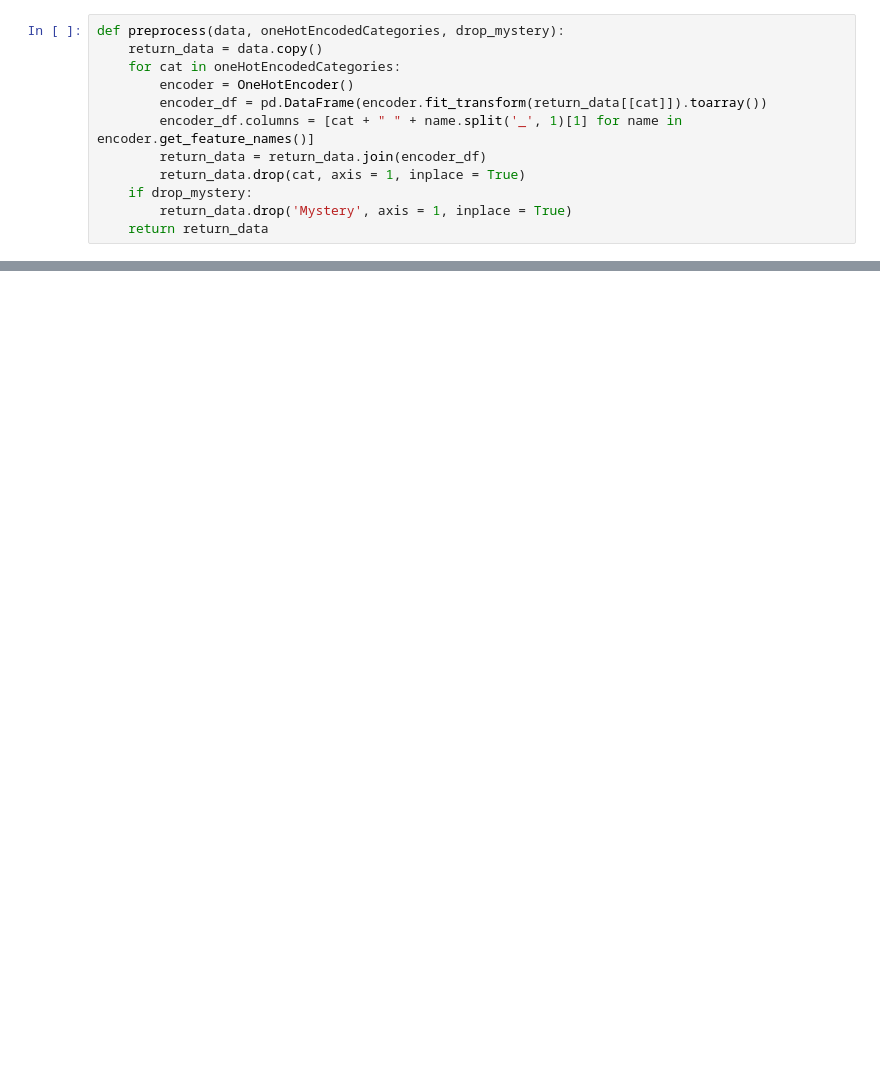
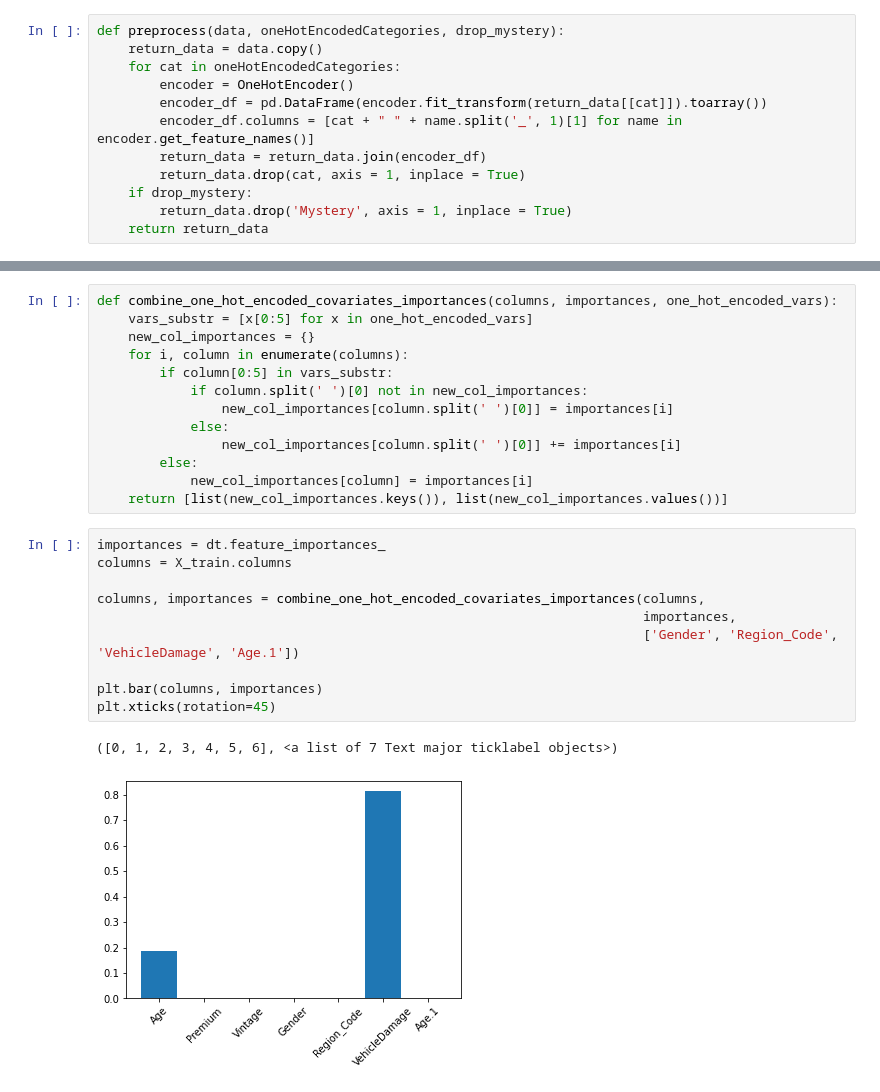
Before and after one commit to bernarduskrishna/Health-Insurance-Cross-Sell-Prediction, a Jupyter notebook: Project_2_Code.ipynb, the cells around one changed output, grey strips where cells are left out. Drawn from its saved outputs; the diff is of its cells as text; blank space fills up the shorter version.

```diff
--- a/Project_2_Code.ipynb
+++ b/Project_2_Code.ipynb
@@ -207,0 +147,26 @@ Text(0.5, 1.0, 'Scoring for different class weights')
+# %%
+def combine_one_hot_encoded_covariates_importances(columns, importances, one_hot_encoded_vars):
+    vars_substr = [x[0:5] for x in one_hot_encoded_vars]
+    new_col_importances = {}
+    for i, column in enumerate(columns):
+        if column[0:5] in vars_substr:
+            if column.split(' ')[0] not in new_col_importances:
+                new_col_importances[column.split(' ')[0]] = importances[i]
+            else:
+                new_col_importances[column.split(' ')[0]] += importances[i]
+        else:
+            new_col_importances[column] = importances[i]
+    return [list(new_col_importances.keys()), list(new_col_importances.values())]
+# %%
+importances = dt.feature_importances_
+columns = X_train.columns
+
+columns, importances = combine_one_hot_encoded_covariates_importances(columns,
+                                                                      importances,
+                                                                      ['Gender', 'Region_Code', 'VehicleDamage', 'Age.1'])
+
+plt.bar(columns, importances)
+plt.xticks(rotation=45)
+# %% [output]
+([0, 1, 2, 3, 4, 5, 6], <a list of 7 Text major ticklabel objects>)
+[figure, added]
```
Also changed, not shown: parts of 22 cells of this notebook, 27 other files.
